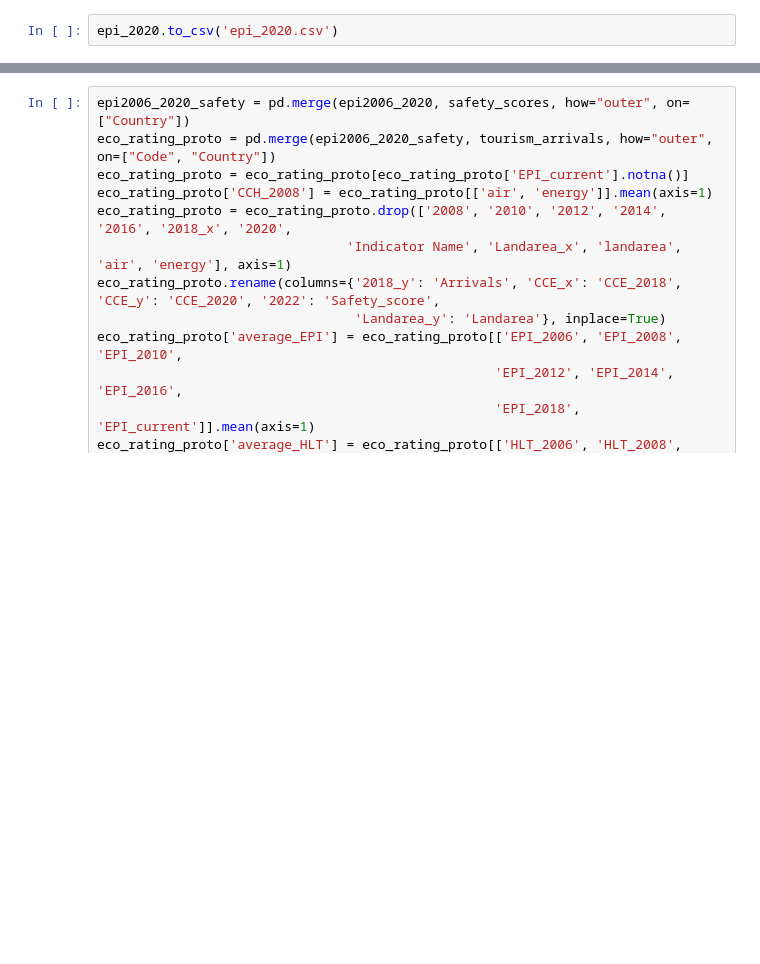
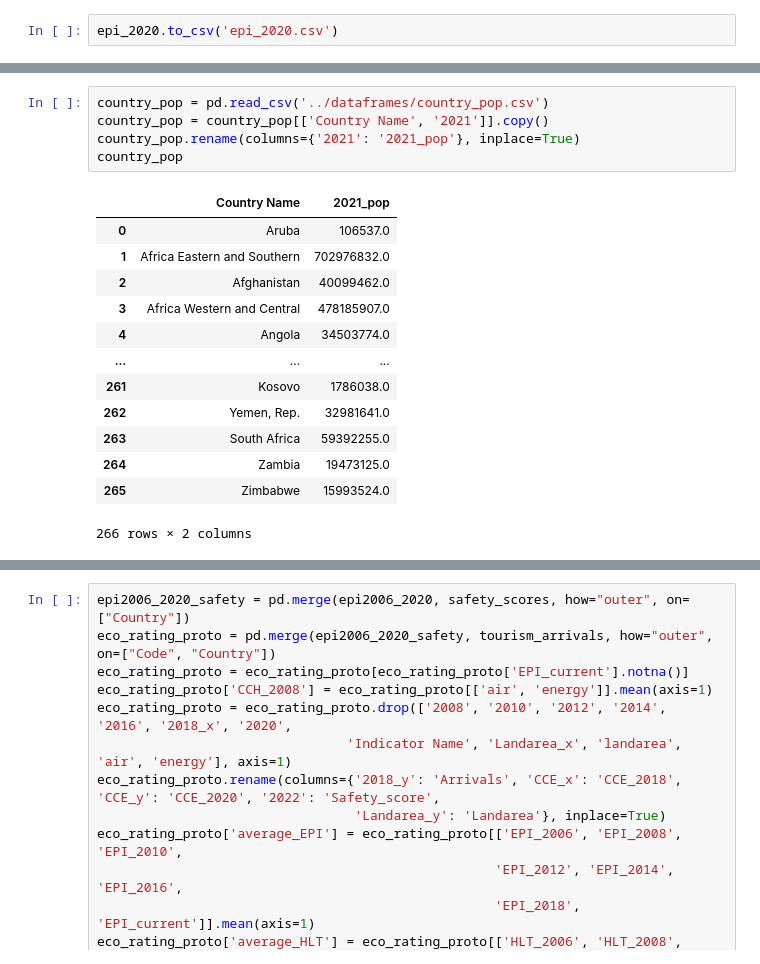
Before and after one commit to KevZavala21/Kevin_NSS_Capstone, a Jupyter notebook: notebooks/capstone_data_cleaning.ipynb, the cells around one changed output, grey strips where cells are left out. Cells and saved outputs as stored; diff of their text form; blank space fills up the shorter version.

```diff
--- a/notebooks/capstone_data_cleaning.ipynb
+++ b/notebooks/capstone_data_cleaning.ipynb
@@ -433,0 +431,19 @@ railwaylines_bycountry.to_csv('railways_country.csv')
+# %%
+country_pop = pd.read_csv('../dataframes/country_pop.csv')
+country_pop = country_pop[['Country Name', '2021']].copy()
+country_pop.rename(columns={'2021': '2021_pop'}, inplace=True)
+country_pop
+# %% [output]
+|  | Country Name | 2021_pop |
+| 0 | Aruba | 106537.0 |
+| 1 | Africa Eastern and Southern | 702976832.0 |
+| 2 | Afghanistan | 40099462.0 |
+| 3 | Africa Western and Central | 478185907.0 |
+| 4 | Angola | 34503774.0 |
+| ... | ... | ... |
+| 261 | Kosovo | 1786038.0 |
+| 262 | Yemen, Rep. | 32981641.0 |
+| 263 | South Africa | 59392255.0 |
+| 264 | Zambia | 19473125.0 |
+| 265 | Zimbabwe | 15993524.0 |
+266 rows × 2 columns
```
Also changed, not shown: parts of 6 cells of this notebook, 19 other files.
